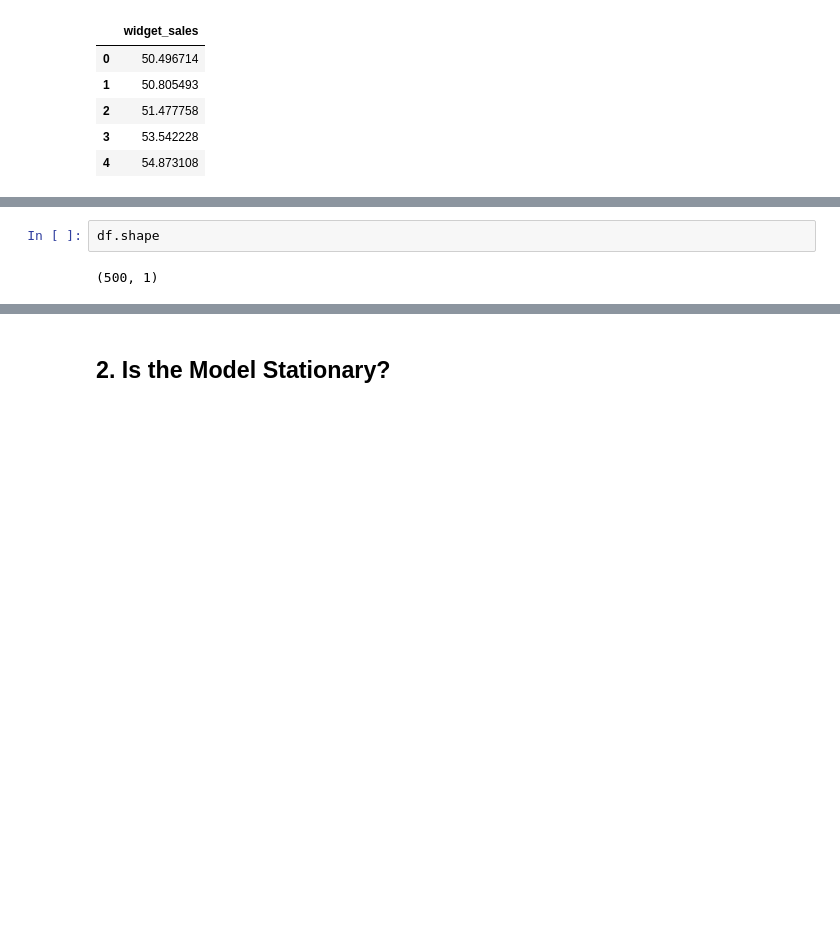
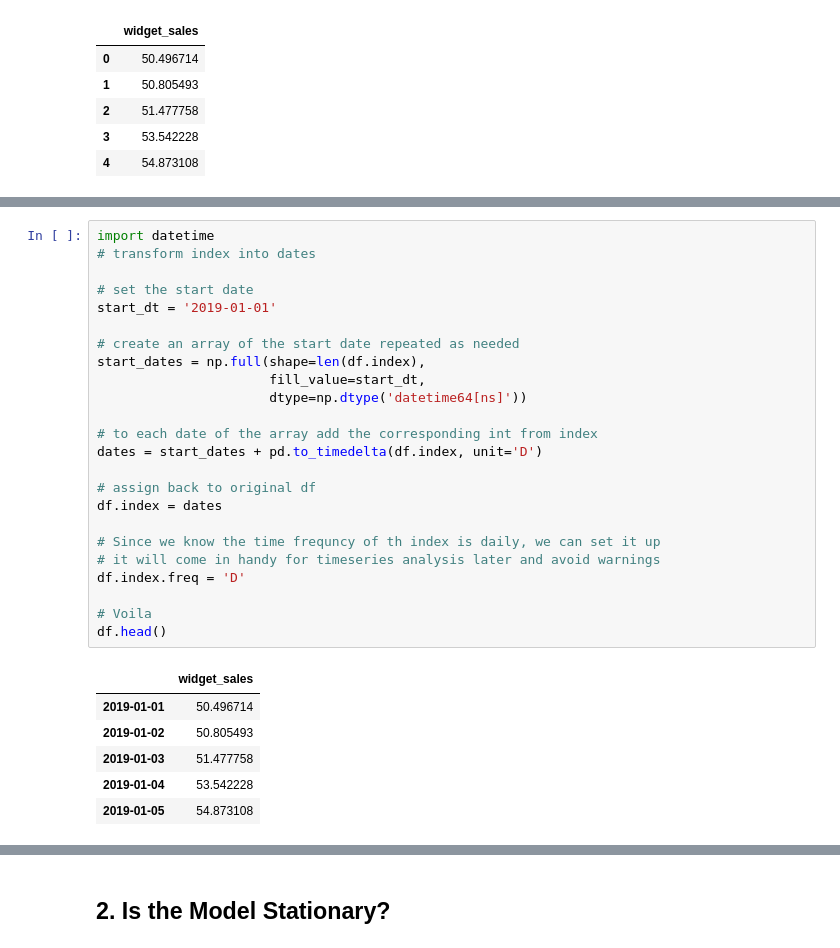
Before and after one commit to gon-olmedo/data-science-cookbook, a Jupyter notebook: Times_Series_Forecasting/03_Moving_Average.ipynb, the cells around one changed output, grey strips where cells are left out. Cells and saved outputs as stored; diff of their text form; blank space fills up the shorter version.

```diff
--- a/Times_Series_Forecasting/03_Moving_Average.ipynb
+++ b/Times_Series_Forecasting/03_Moving_Average.ipynb
@@ -38,4 +31,31 @@ fig.show()
-# %%
-df.shape
-# %% [output]
-(500, 1)
+# %%
+import datetime
+# transform index into dates
+
+# set the start date
+start_dt = '2019-01-01'
+
+# create an array of the start date repeated as needed
+start_dates = np.full(shape=len(df.index),
+                      fill_value=start_dt,
+                      dtype=np.dtype('datetime64[ns]'))
+
+# to each date of the array add the corresponding int from index
+dates = start_dates + pd.to_timedelta(df.index, unit='D')
+
+# assign back to original df
+df.index = dates
+
+# Since we know the time frequncy of th index is daily, we can set it up
+# it will come in handy for timeseries analysis later and avoid warnings
+df.index.freq = 'D'
+
+# Voila
+df.head()
+# %% [output]
+|  | widget_sales |
+| 2019-01-01 | 50.496714 |
+| 2019-01-02 | 50.805493 |
+| 2019-01-03 | 51.477758 |
+| 2019-01-04 | 53.542228 |
+| 2019-01-05 | 54.873108 |
```
Also changed, not shown: parts of 19 cells of this notebook.
